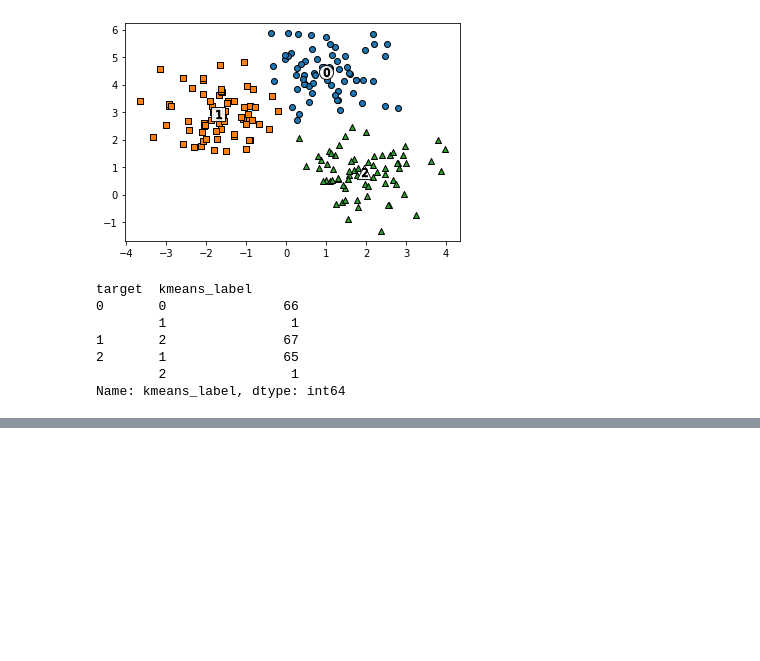
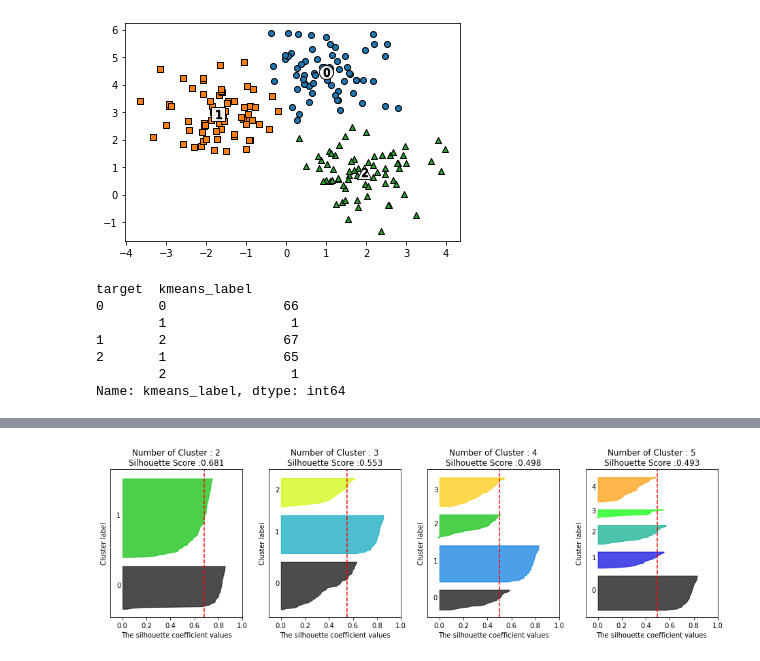
Before and after one commit to kyunakim/cakd7, a Jupyter notebook: cakd7/m6_머신러닝 알고리즘 이해 및 활용/군집분석.ipynb, the cells around one changed output, grey strips where cells are left out. Saved outputs shown, nothing was run; the diff lists cells and outputs as text; code cells hidden in the pictures; blank space fills up the shorter version.

```diff
--- a/cakd7/m6_머신러닝 알고리즘 이해 및 활용/군집분석.ipynb
+++ b/cakd7/m6_머신러닝 알고리즘 이해 및 활용/군집분석.ipynb
@@ -157,0 +305,7 @@ Name: kmeans_label, dtype: int64
+# %%
+from sklearn.datasets import load_iris
+
+iris=load_iris()
+visualize_silhouette([ 2, 3, 4,5 ], iris.data)
+# %% [output]
+[figure, added]
```
Also changed, not shown: parts of 10 cells of this notebook, 7 other files.
